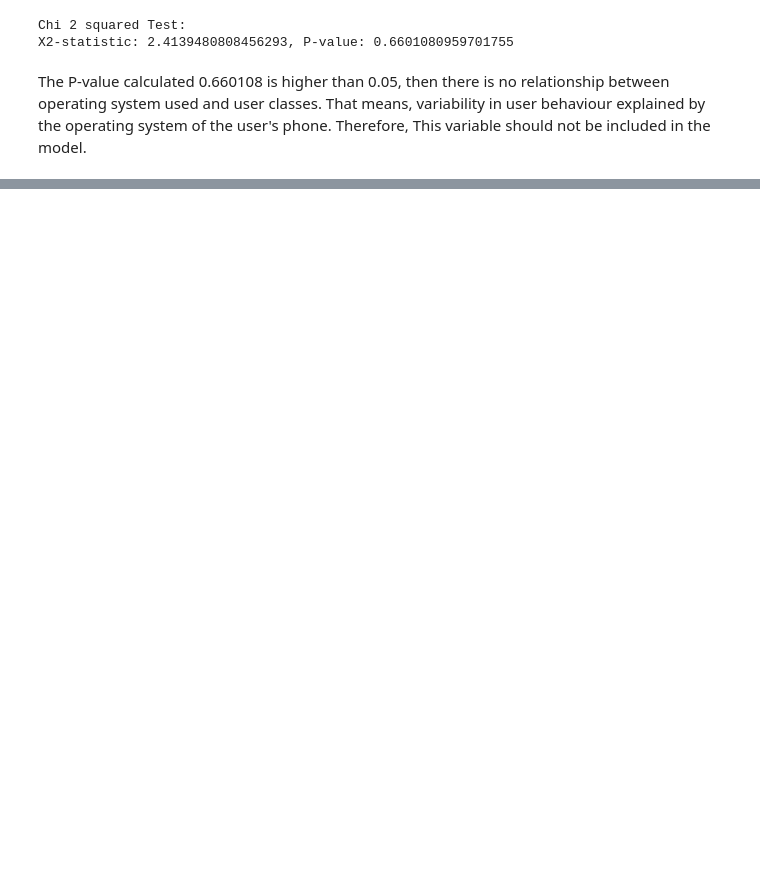
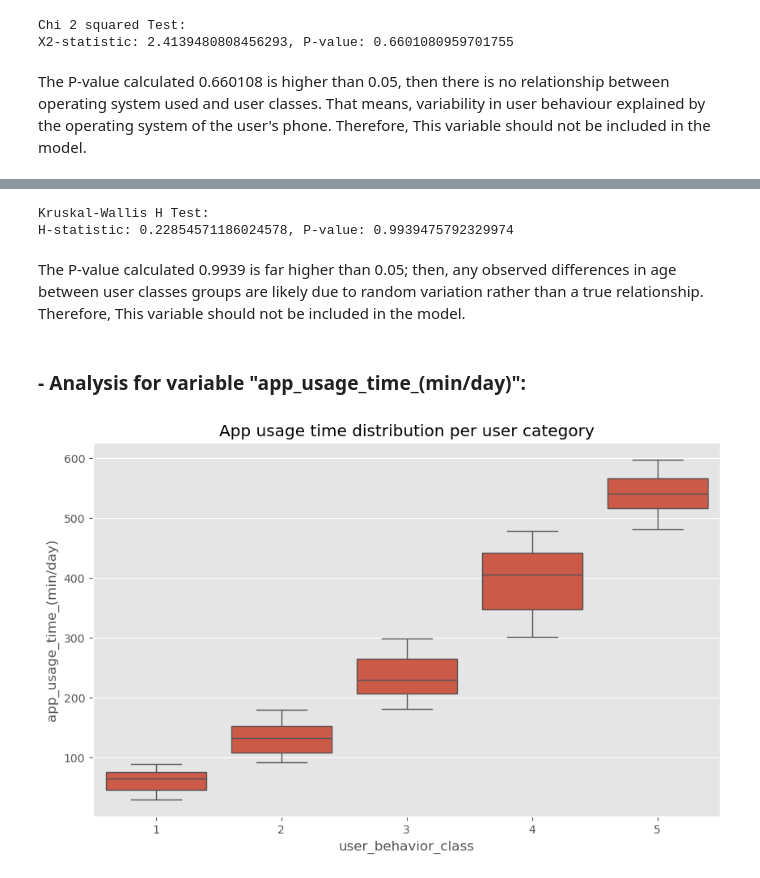
Before and after one commit to bizzaccelerator/classification_of_consumer_behaviour, a Jupyter notebook: notebook.ipynb, the cells around one changed output, grey strips where cells are left out. Saved outputs shown, nothing was run; the diff lists cells and outputs as text; code cells hidden in the pictures; blank space fills up the shorter version.

```diff
--- a/notebook.ipynb
+++ b/notebook.ipynb
@@ -358,0 +348,21 @@ The P-value calculated 0.660108 is higher than 0.05, then there is no relationsh
+# %%
+# The assumption of normally distributed data is proven, but there is no evidence of homoscedasticity.
+# Then, I will apply the non-parametric Kruskal-Wallis test to assess differences between groups:
+stat, p = kruskal(*groups_age)
+print("Kruskal-Wallis H Test:")
+print(f"H-statistic: {stat}, P-value: {p}")
+# %% [output]
+Kruskal-Wallis H Test:
+H-statistic: 0.22854571186024578, P-value: 0.9939475792329974
+# %% [markdown]
+The P-value calculated 0.9939 is far higher than 0.05; then, any observed differences in age between user classes groups are likely due to random variation rather than a true relationship. Therefore, This variable should not be included in the model.
+# %% [markdown]
+### - Analysis for variable "app_usage_time_(min/day)":
+# %%
+# visualizing the app usage time distribution per user category
+plt.figure(figsize=(10,6))
+sns.boxplot(x='user_behavior_class', y='app_usage_time_(min/day)', data=users)
+plt.title('App usage time distribution per user category')
+plt.show()
+# %% [output]
+[figure, added]
```
Also changed, not shown: parts of 22 cells of this notebook.
